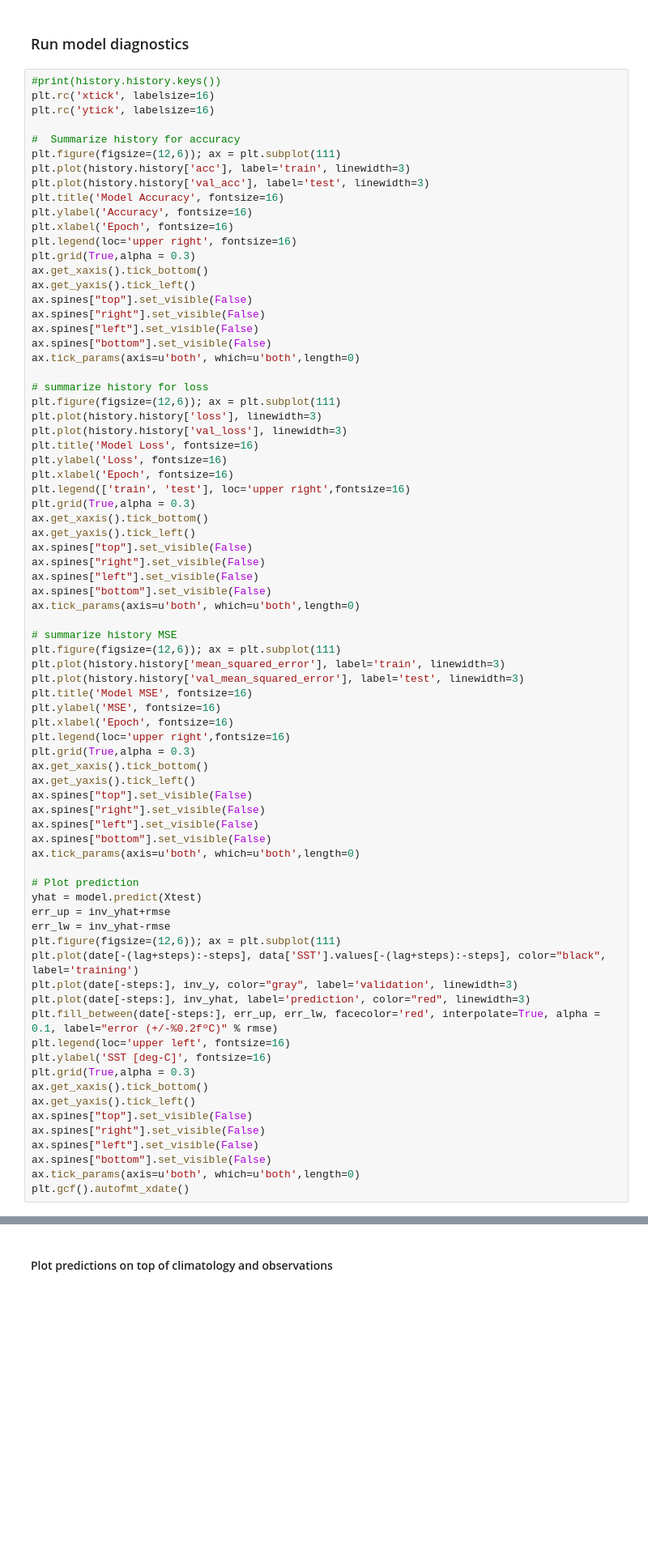
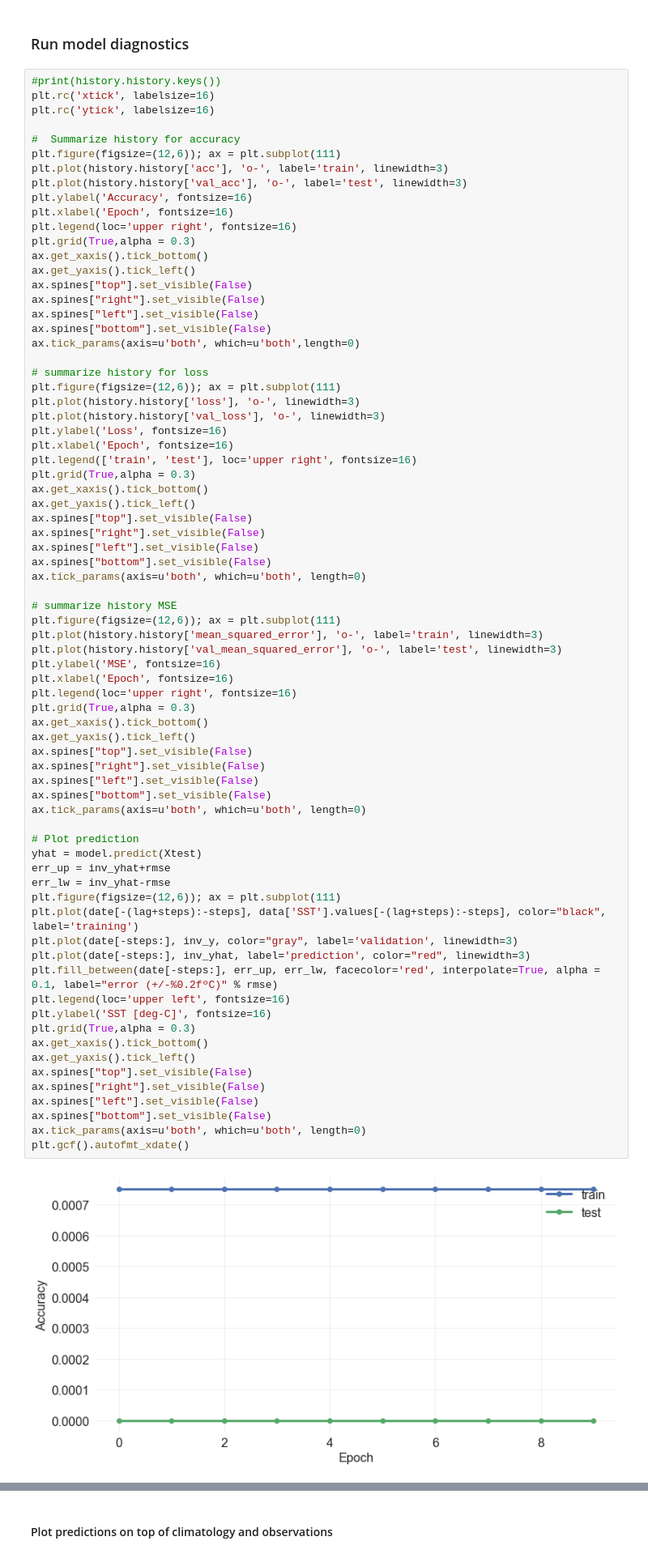
Before and after one commit to hscannell/MHW-tableau, a Jupyter notebook: code/LSTM_Forecast_multivariate.ipynb, the cells around one changed output, grey strips where cells are left out. Shown at 81% size. Cells and saved outputs as stored; diff of their text form; blank space fills up the shorter version.

```diff
--- a/code/LSTM_Forecast_multivariate.ipynb
+++ b/code/LSTM_Forecast_multivariate.ipynb
@@ -611,9 +610,8 @@ plt.rc('ytick', labelsize=16)
 
 #  Summarize history for accuracy
 plt.figure(figsize=(12,6)); ax = plt.subplot(111)
-plt.plot(history.history['acc'], label='train', linewidth=3)
-plt.plot(history.history['val_acc'], label='test', linewidth=3)
-plt.title('Model Accuracy', fontsize=16)
+plt.plot(history.history['acc'], 'o-', label='train', linewidth=3)
+plt.plot(history.history['val_acc'], 'o-', label='test', linewidth=3)
 plt.ylabel('Accuracy', fontsize=16)
 plt.xlabel('Epoch', fontsize=16)
 plt.legend(loc='upper right', fontsize=16)
@@ -628,12 +626,11 @@ ax.tick_params(axis=u'both', which=u'both',length=0)
 
 # summarize history for loss
 plt.figure(figsize=(12,6)); ax = plt.subplot(111)
-plt.plot(history.history['loss'], linewidth=3)
-plt.plot(history.history['val_loss'], linewidth=3)
-plt.title('Model Loss', fontsize=16)
+plt.plot(history.history['loss'], 'o-', linewidth=3)
+plt.plot(history.history['val_loss'], 'o-', linewidth=3)
 plt.ylabel('Loss', fontsize=16)
 plt.xlabel('Epoch', fontsize=16)
-plt.legend(['train', 'test'], loc='upper right',fontsize=16)
+plt.legend(['train', 'test'], loc='upper right', fontsize=16)
 plt.grid(True,alpha = 0.3)
 ax.get_xaxis().tick_bottom()
 ax.get_yaxis().tick_left()
@@ -641,42 +638,43 @@ ax.spines["top"].set_visible(False)
 ax.spines["right"].set_visible(False)
 ax.spines["left"].set_visible(False)
 ax.spines["bottom"].set_visible(False)
-ax.tick_params(axis=u'both', which=u'both',length=0)
+ax.tick_params(axis=u'both', which=u'both', length=0)
 
 # summarize history MSE
 plt.figure(figsize=(12,6)); ax = plt.subplot(111)
-plt.plot(history.history['mean_squared_error'], label='train', linewidth=3)
-plt.plot(history.history['val_mean_squared_error'], label='test', linewidth=3)
-plt.title('Model MSE', fontsize=16)
+plt.plot(history.history['mean_squared_error'], 'o-', label='train', linewidth=3)
+plt.plot(history.history['val_mean_squared_error'], 'o-', label='test', linewidth=3)
 plt.ylabel('MSE', fontsize=16)
 plt.xlabel('Epoch', fontsize=16)
-plt.legend(loc='upper right',fontsize=16)
+plt.legend(loc='upper right', fontsize=16)
 plt.grid(True,alpha = 0.3)
 ax.get_xaxis().tick_bottom()
 ax.get_yaxis().tick_left()
 ax.spines["top"].set_visible(False)
 ax.spines["right"].set_visible(False)
 ax.spines["left"].set_visible(False)
 ax.spines["bottom"].set_visible(False)
-ax.tick_params(axis=u'both', which=u'both',length=0)
+ax.tick_params(axis=u'both', which=u'both', length=0)
 
 # Plot prediction
 yhat = model.predict(Xtest)
 err_up = inv_yhat+rmse
 err_lw = inv_yhat-rmse
 plt.figure(figsize=(12,6)); ax = plt.subplot(111)
 plt.plot(date[-(lag+steps):-steps], data['SST'].values[-(lag+steps):-steps], color="black", label='training')
 plt.plot(date[-steps:], inv_y, color="gray", label='validation', linewidth=3)
 plt.plot(date[-steps:], inv_yhat, label='prediction', color="red", linewidth=3)
 plt.fill_between(date[-steps:], err_up, err_lw, facecolor='red', interpolate=True, alpha = 0.1, label="error (+/-%0.2fºC)" % rmse)
 plt.legend(loc='upper left', fontsize=16)
 plt.ylabel('SST [deg-C]', fontsize=16)
 plt.grid(True,alpha = 0.3)
 ax.get_xaxis().tick_bottom()
 ax.get_yaxis().tick_left()
 ax.spines["top"].set_visible(False)
 ax.spines["right"].set_visible(False)
 ax.spines["left"].set_visible(False)
 ax.spines["bottom"].set_visible(False)
-ax.tick_params(axis=u'both', which=u'both',length=0)
+ax.tick_params(axis=u'both', which=u'both', length=0)
 plt.gcf().autofmt_xdate()
+# %% [output]
+[figure, added]
```
Also changed, not shown: parts of 10 cells of this notebook.
